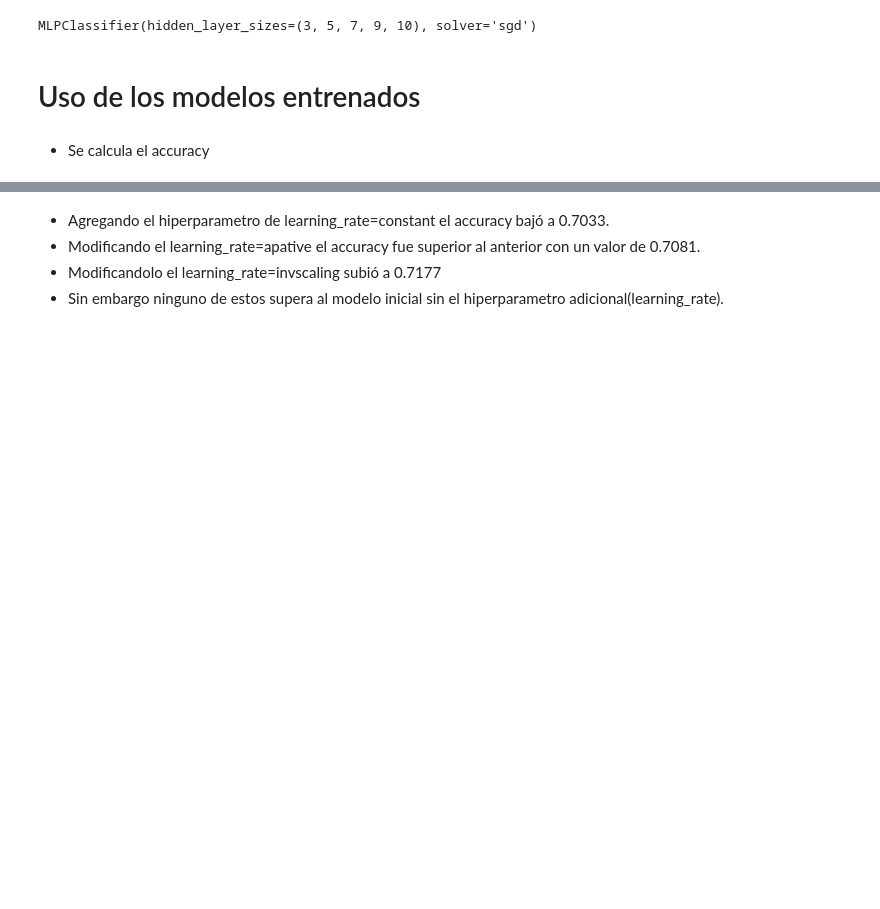
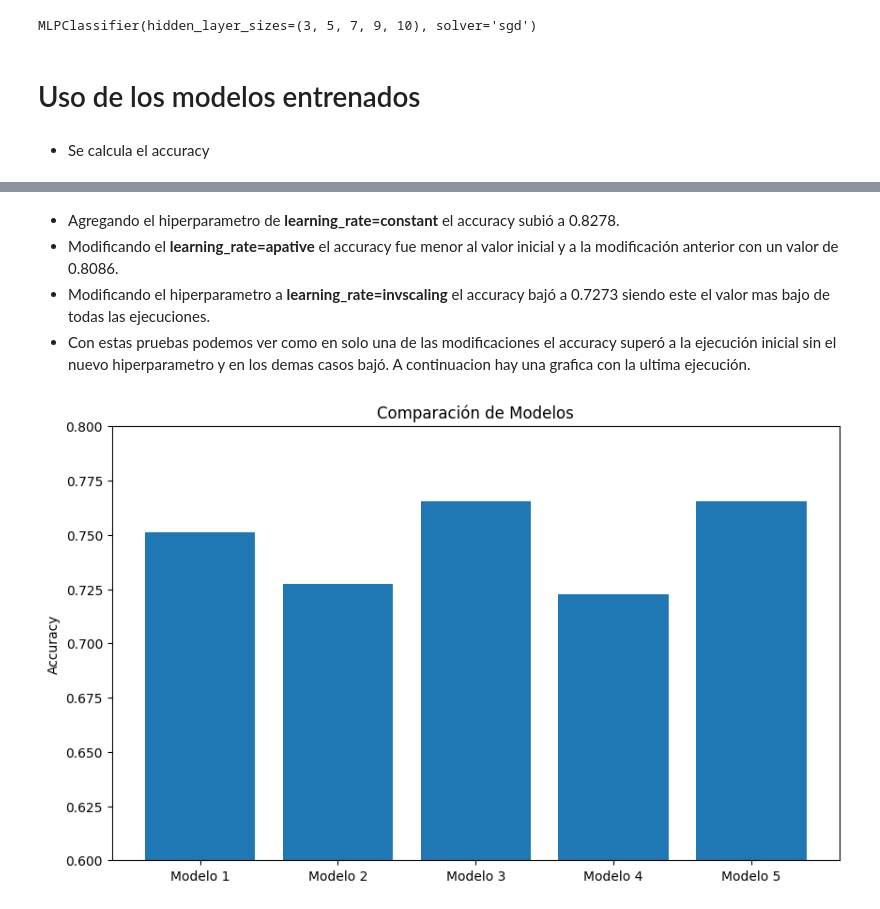
Before and after one commit to Juanes-xd/MachineLearning, a Jupyter notebook: ActividadML/notebook1.ipynb, the cells around one changed output, grey strips where cells are left out. Cells and saved outputs as stored; diff of their text form; code cells hidden in the pictures; blank space fills up the shorter version.

Commit message:
Implement graphics to enhance user experience and optimize performance

```diff
--- a/ActividadML/notebook1.ipynb
+++ b/ActividadML/notebook1.ipynb
@@ -227,5 +231,17 @@ Por ahora los hiper parametros que permiten encontrar el mejor accuracy son: act
 # %% [markdown]
-* Agregando el hiperparametro de learning_rate=constant el accuracy bajó a 0.7033.
-* Modificando el learning_rate=apative el accuracy fue superior al anterior con un valor de 0.7081.
-* Modificandolo el learning_rate=invscaling subió a 0.7177
-* Sin embargo ninguno de estos supera al modelo inicial sin el hiperparametro adicional(learning_rate).
+* Agregando el hiperparametro de **learning_rate=constant** el accuracy subió a 0.8278.
+* Modificando el **learning_rate=apative** el accuracy fue menor al valor inicial y a la modificación anterior con un valor de 0.8086.
+* Modificando el hiperparametro a **learning_rate=invscaling** el accuracy bajó a 0.7273 siendo este el valor mas bajo de todas las ejecuciones.
+* Con estas pruebas podemos ver como en solo una de las modificaciones el accuracy superó a la ejecución inicial sin el nuevo hiperparametro y en los demas casos bajó. A continuacion hay una grafica con la ultima ejecución.
+# %%
+modelos = ['Modelo 1', 'Modelo 2', 'Modelo 3', 'Modelo 4', 'Modelo 5']
+accuracies = [accuracy1, accuracy2, accuracy3, accuracy4, accuracy5]
+
+plt.figure(figsize=(10, 6))
+plt.bar(modelos, accuracies)
+plt.ylabel('Accuracy')
+plt.title('Comparación de Modelos')
+plt.ylim([0.6, 0.8])
+plt.show()
+# %% [output]
+[figure, added]
```
Also changed, not shown: parts of 10 cells of this notebook.
